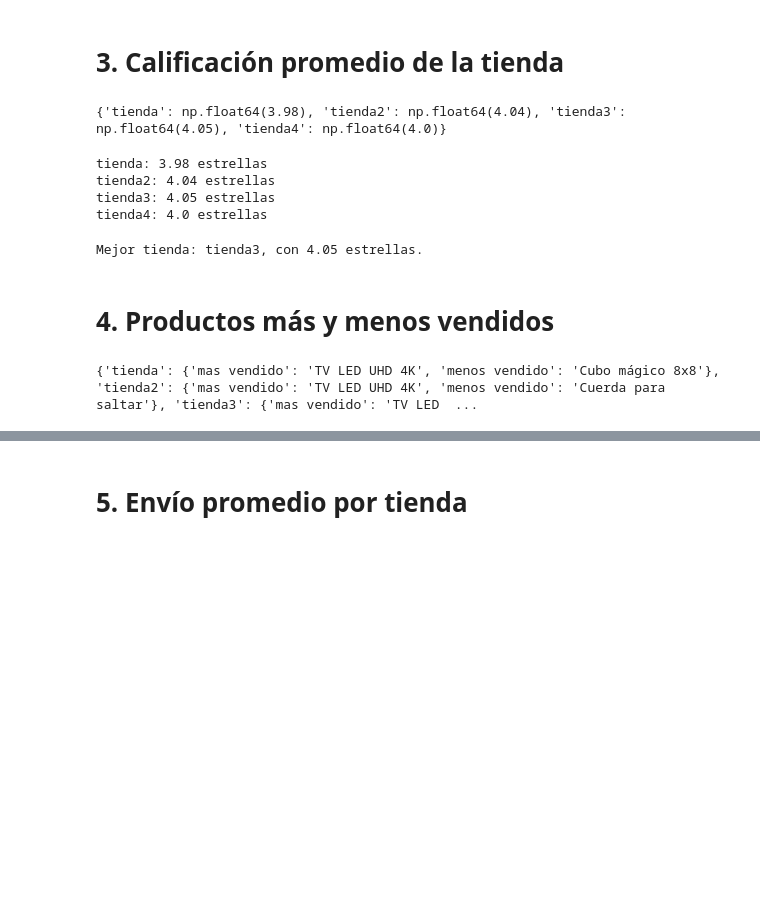
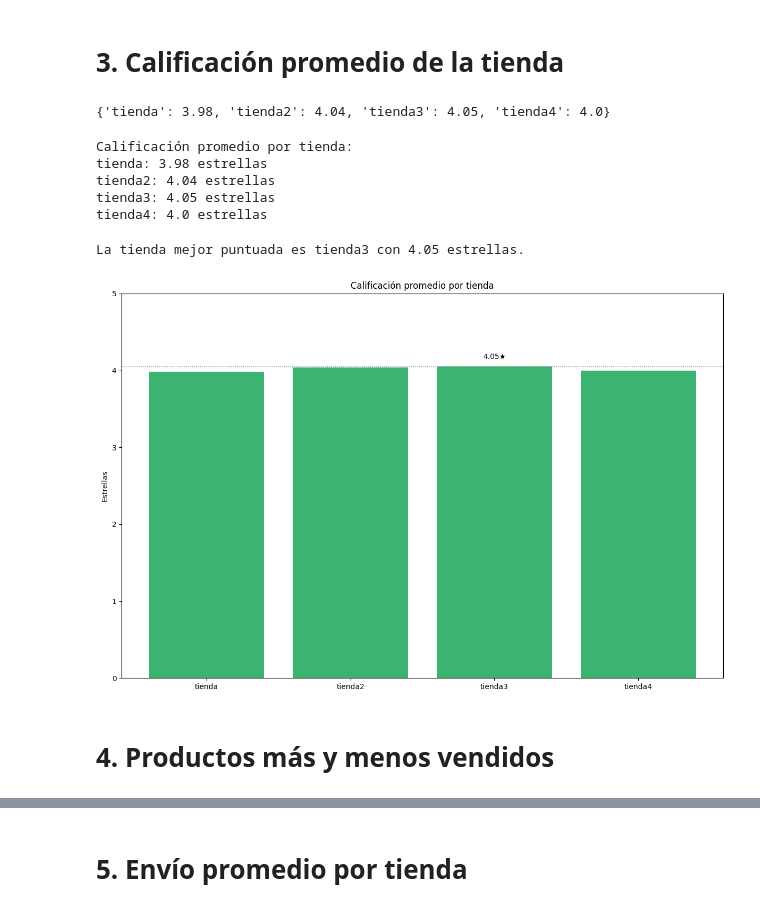
Before and after one commit to reddjedet/challenge-alurastorelatam, a Jupyter notebook: AluraStoreLatam.ipynb, the cells around one changed output, grey strips where cells are left out. Drawn from its saved outputs; the diff is of its cells as text; code cells hidden in the pictures; blank space fills up the shorter version.

```diff
--- a/AluraStoreLatam.ipynb
+++ b/AluraStoreLatam.ipynb
@@ -83,37 +108,50 @@ tienda4: Muebles
 # %%
 # promedio de calificacion de los clientes
 
-# mean para calcular el promedio
-# round (... , 2) para obtener 2 decimales
 
 def promedio_calificacion(tienda):
-    return  round(tienda['Calificación'].mean(), 2)
-
-calificaciones_promedio = {
-    'tienda': promedio_calificacion(tienda),
-    'tienda2': promedio_calificacion(tienda2),
-    'tienda3': promedio_calificacion(tienda3),
-    'tienda4': promedio_calificacion(tienda4),
-}
-
-print(calificaciones_promedio)
+    return round(tienda['Calificación'].mean(), 2)
-# %% [output]
-{'tienda': np.float64(3.98), 'tienda2': np.float64(4.04), 'tienda3': np.float64(4.05), 'tienda4': np.float64(4.0)}
+# %%
+calificaciones_promedio = {
+    'tienda': float(promedio_calificacion(tienda)),
+    'tienda2': float(promedio_calificacion(tienda2)),
+    'tienda3': float(promedio_calificacion(tienda3)),
+    'tienda4': float(promedio_calificacion(tienda4))
+}
+
+print(calificaciones_promedio)
+# %% [output]
+{'tienda': 3.98, 'tienda2': 4.04, 'tienda3': 4.05, 'tienda4': 4.0}
 # %%
+print("Calificación promedio por tienda:")
 for nombre, calificacion in calificaciones_promedio.items():
-    print(f'{nombre}: {calificacion} estrellas')
+    print(f"{nombre}: {calificacion} estrellas")
 # %% [output]
+Calificación promedio por tienda:
 tienda: 3.98 estrellas
 tienda2: 4.04 estrellas
 tienda3: 4.05 estrellas
 tienda4: 4.0 estrellas
 # %%
-# identificando al ganador
-
 mejor_tienda = max(calificaciones_promedio, key=calificaciones_promedio.get)
 mejor_valor = calificaciones_promedio[mejor_tienda]
-print(f'Mejor tienda: {mejor_tienda}, con {mejor_valor} estrellas.')
+print(f"\nLa tienda mejor puntuada es {mejor_tienda} con {mejor_valor} estrellas.")
 # %% [output]
-Mejor tienda: tienda3, con 4.05 estrellas.
+La tienda mejor puntuada es tienda3 con 4.05 estrellas.
+# %%
+import matplotlib.pyplot as plt
+
+plt.figure(figsize=(12, 8))
+plt.bar(calificaciones_promedio.keys(), calificaciones_promedio.values(), color='mediumseagreen')
+plt.title('Calificación promedio por tienda')
+plt.ylabel('Estrellas')
+plt.ylim(0, 5)
+plt.axhline(y=mejor_valor, color='gray', linestyle='dotted', linewidth=1)                       # con ayuda de IA + documentación
+plt.text(list(calificaciones_promedio.keys()).index(mejor_tienda), mejor_valor + 0.1,
+         f'{mejor_valor}★', ha='center', color='black')                                        # con ayuda de IA + documentación
+plt.tight_layout()
+plt.show()
+# %% [output]
+[figure, added]
 # %% [markdown]
 # 4. Productos más y menos vendidos
@@ -128,11 +157,0 @@ def mas_menos_vendido(tienda):
-# %%
-mas_menos_dicc = {
-    'tienda': mas_menos_vendido(tienda),
-    'tienda2': mas_menos_vendido(tienda2),
-    'tienda3': mas_menos_vendido(tienda3),
-    'tienda4': mas_menos_vendido(tienda4),
-}
-
-print(mas_menos_dicc)
-# %% [output]
-{'tienda': {'mas vendido': 'TV LED UHD 4K', 'menos vendido': 'Cubo mágico 8x8'}, 'tienda2': {'mas vendido': 'TV LED UHD 4K', 'menos vendido': 'Cuerda para saltar'}, 'tienda3': {'mas vendido': 'TV LED  ...
```
Also changed, not shown: parts of 15 cells of this notebook.
